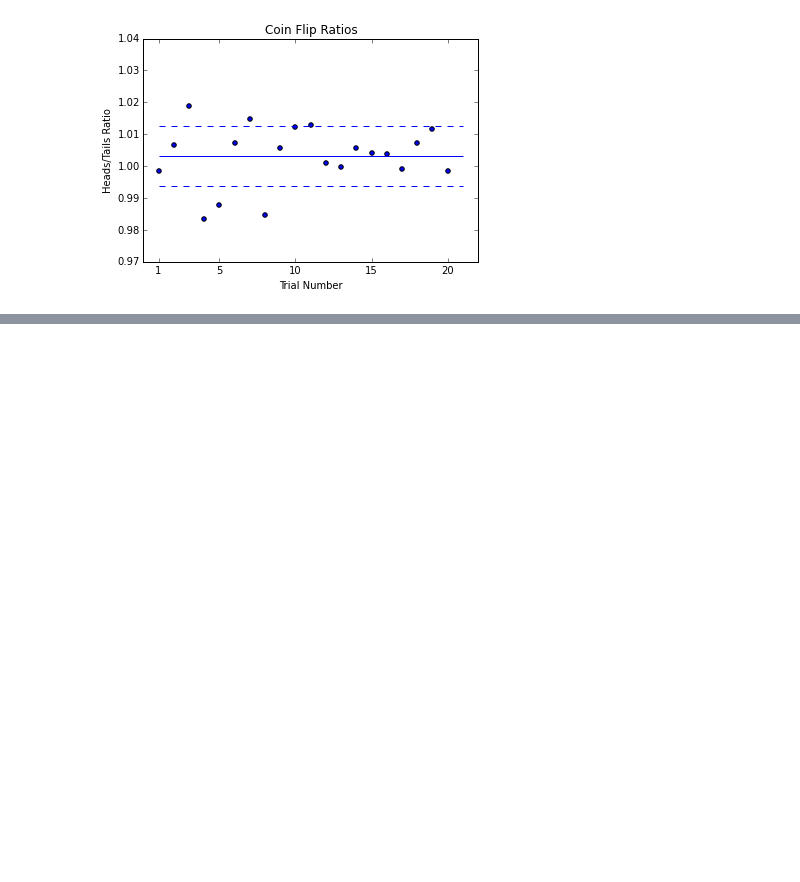
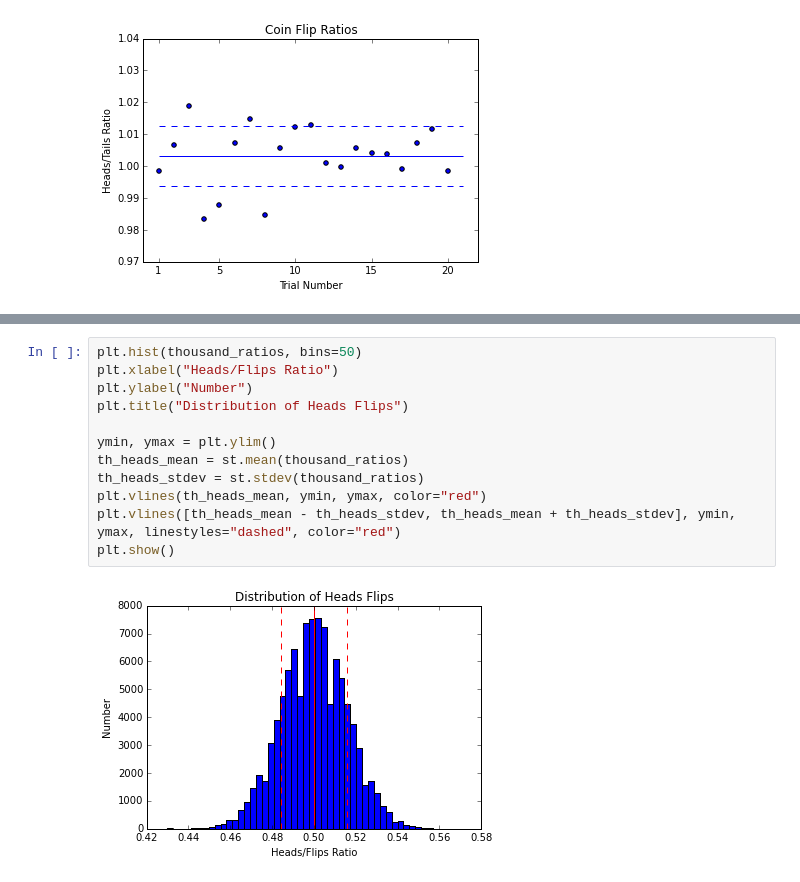
Before and after one commit to tiy-gvl-python-2015-09/charting-coin-flips, a Jupyter notebook: Charting Coin Flips.ipynb, the cells around one changed output, grey strips where cells are left out. Cells and saved outputs as stored; diff of their text form; blank space fills up the shorter version.

```diff
--- a/Charting Coin Flips.ipynb
+++ b/Charting Coin Flips.ipynb
@@ -151,0 +198,14 @@ plt.hlines([mean_trials + stdev_trials, mean_trials - stdev_trials], xmin=0, xma
+# %%
+plt.hist(thousand_ratios, bins=50)
+plt.xlabel("Heads/Flips Ratio")
+plt.ylabel("Number")
+plt.title("Distribution of Heads Flips")
+
+ymin, ymax = plt.ylim()
+th_heads_mean = st.mean(thousand_ratios)
+th_heads_stdev = st.stdev(thousand_ratios)
+plt.vlines(th_heads_mean, ymin, ymax, color="red")
+plt.vlines([th_heads_mean - th_heads_stdev, th_heads_mean + th_heads_stdev], ymin, ymax, linestyles="dashed", color="red")
+plt.show()
+# %% [output]
+[figure, added]
```
Also changed, not shown: parts of 10 cells of this notebook.
